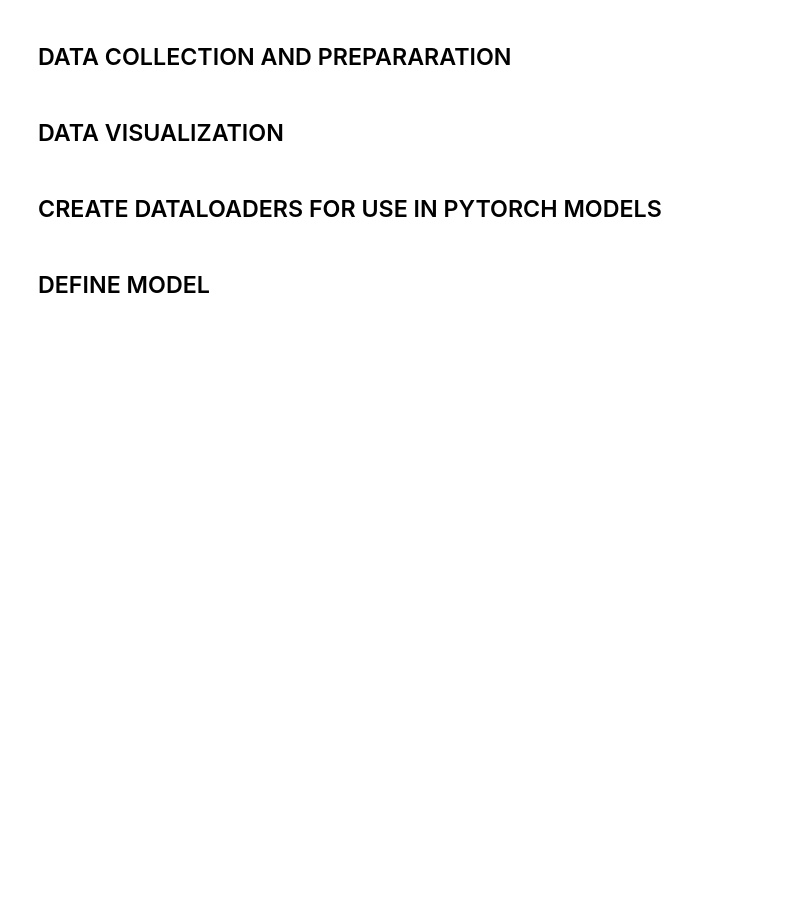
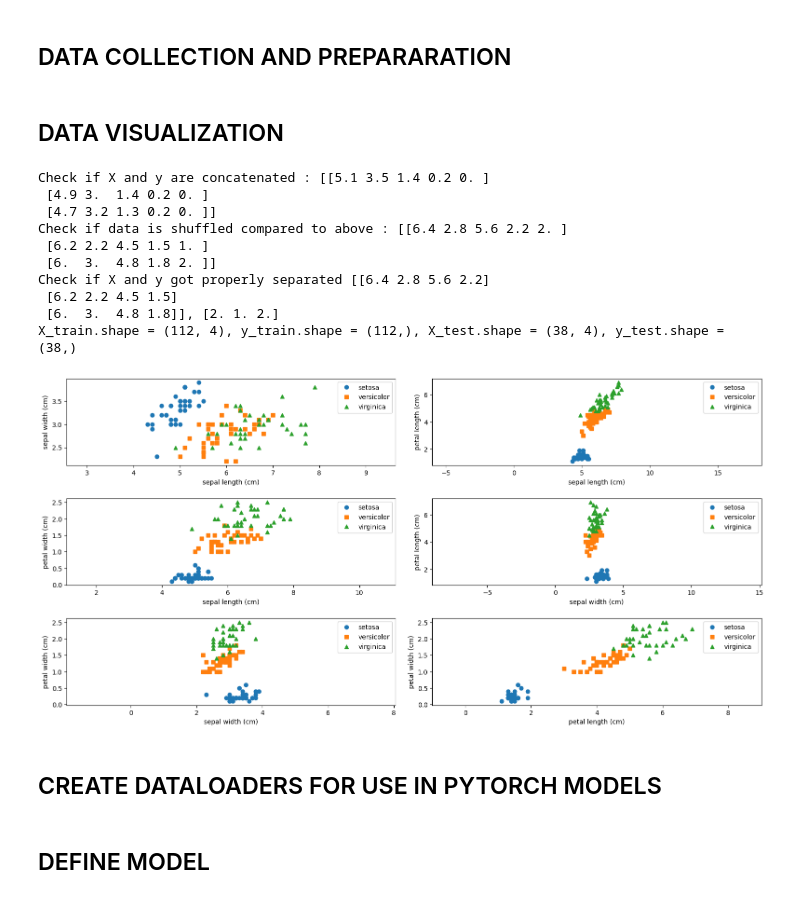
Before and after one commit to sling1678/ML_programs_for_video_lectures, a Jupyter notebook: iris.ipynb, the cells around one changed output. Drawn from its saved outputs; the diff is of its cells as text; code cells hidden in the pictures; blank space fills up the shorter version.

```diff
--- a/iris.ipynb
+++ b/iris.ipynb
@@ -102,38 +107,54 @@ if DEBUG:
 # %%
 # VISUALIZE THE DATA TO GAIN INSIGHT
 
-def make_plots(X, Y, names):
+def make_plots(X, Y, names, savefile="iris-pairplots.png"):
   """
   This function makes pair plots for the three types and displays them.
   You can see in which plane the data appears to be separable.
   """
 
   fig, ax = plt.subplots(3, 2, figsize=(16, 8))
 
   feature_pairs = [([0,1], [0,2]), ([0,3], [1,2]), ([1,3], [2,3])]
   def plotone(fig, ax, X, Y, names, features):
     markers=['o', 's', '^']
     for index, target_name in enumerate(names):
       X_plot = X[Y == index]
       ax.plot(X_plot[:, features[0]], X_plot[:, features[1]],
               linestyle='none',
               marker= markers[index],
               label=target_name)
     ax.set_xlabel(feature_names[features[0]])
     ax.set_ylabel(feature_names[features[1]])
     ax.axis('equal')
     ax.legend();
 
   for i, (ax1, ax2) in  enumerate(ax): # plot each row of plots
     pair1, pair2 = feature_pairs[i]
     plotone(fig, ax1, X, Y, names, features=pair1)
     plotone(fig, ax2, X, Y, names, features=pair2)
 
   fig.tight_layout(pad=2.0)
+  plt.savefig(savefile)
+  plt.show()
 
 # check this panel
-if DEBUG:
+if True:
+  X_train, y_train, X_test, y_test, target_names, feature_names =\
+    shuffle_downloaded_data_and_set_aside_test_data(iris, test_size=0.25)
   make_plots(X_train, y_train, target_names) # you better never look inside X_test and y_test
+# %% [output]
+Check if X and y are concatenated : [[5.1 3.5 1.4 0.2 0. ]
+ [4.9 3.  1.4 0.2 0. ]
+ [4.7 3.2 1.3 0.2 0. ]]
+Check if data is shuffled compared to above : [[6.4 2.8 5.6 2.2 2. ]
+ [6.2 2.2 4.5 1.5 1. ]
+ [6.  3.  4.8 1.8 2. ]]
+Check if X and y got properly separated [[6.4 2.8 5.6 2.2]
+ [6.2 2.2 4.5 1.5]
+ [6.  3.  4.8 1.8]], [2. 1. 2.]
+X_train.shape = (112, 4), y_train.shape = (112,), X_test.shape = (38, 4), y_test.shape = (38,)
+[figure, added]
 # %% [markdown]
 ## CREATE DATALOADERS FOR USE IN PYTORCH MODELS
 # %%
```
Also changed, not shown: parts of 3 cells of this notebook.
